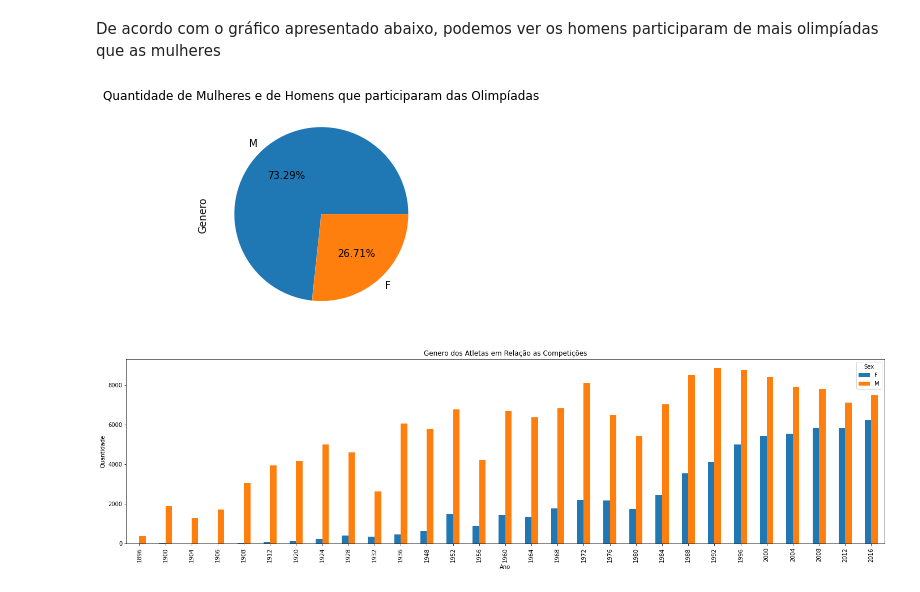
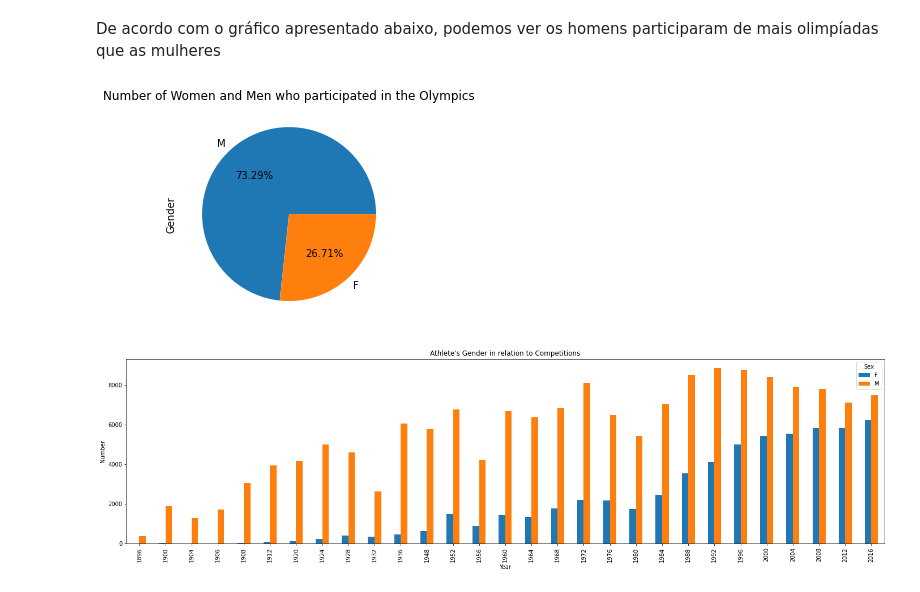
Before and after one commit to tuanymariiah/data_analysis, a Jupyter notebook: analisando_dados_de_120_anos_de_olimpiadas.ipynb, the cells around one changed output. Saved outputs shown, nothing was run; the diff lists cells and outputs as text; code cells hidden in the pictures.

```diff
--- a/analisando_dados_de_120_anos_de_olimpiadas.ipynb
+++ b/analisando_dados_de_120_anos_de_olimpiadas.ipynb
@@ -58,8 +58,8 @@ dtype: int64
 # %%
 base_olimpiadas['Age'].fillna(base_olimpiadas['Age'].mean(), inplace=True)
 #base_olimpiadas.dropna(subset=['Height', 'Weight'], inplace=True)
-base_olimpiadas['Height'].fillna(base_olimpiadas['Height'].mean(), inplace=True)#preferi substituir por -1
-base_olimpiadas['Weight'].fillna(base_olimpiadas['Height'].mean(), inplace=True)#preferi substituir por -1
+#base_olimpiadas['Height'].fillna(base_olimpiadas['Height'].mean(), inplace=True)#preferi substituir por -1
+#base_olimpiadas['Weight'].fillna(base_olimpiadas['Height'].mean(), inplace=True)#preferi substituir por -1
 
 #base_olimpiadas['Medal'].fillna(-1, inplace=True)#preferi substituir por -1
 # %% [markdown]
@@ -84,10 +84,10 @@ Obviamente dá para fazer mais análises, mas isso fica para uma possível parte
 De acordo com o gráfico apresentado abaixo, podemos ver os homens participaram de mais olimpíadas que as mulheres
 # %%
 base_olimpiadas['Sex'].value_counts().plot(kind='pie', autopct='%.2f%%');
-plt.title('Quantidade de Mulheres e de Homens que participaram das Olimpíadas');
-plt.ylabel('Genero');
+plt.title('Number of Women and Men who participated in the Olympics');
+plt.ylabel('Gender');
 # %% [output]
-[figure, old version]
+[figure, new version]
 # %%
 grupo_ano_genero = base_olimpiadas.groupby(['Year', 'Sex'])
 
```
Also changed, not shown: parts of 15 cells of this notebook.
